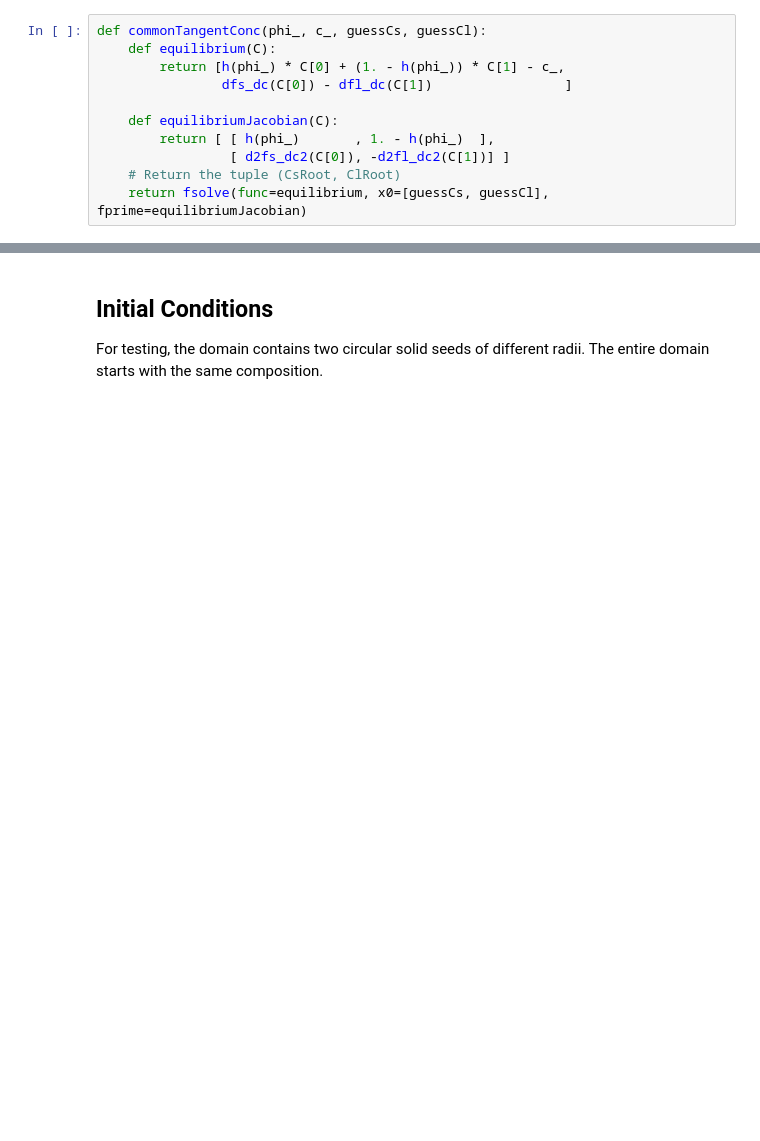
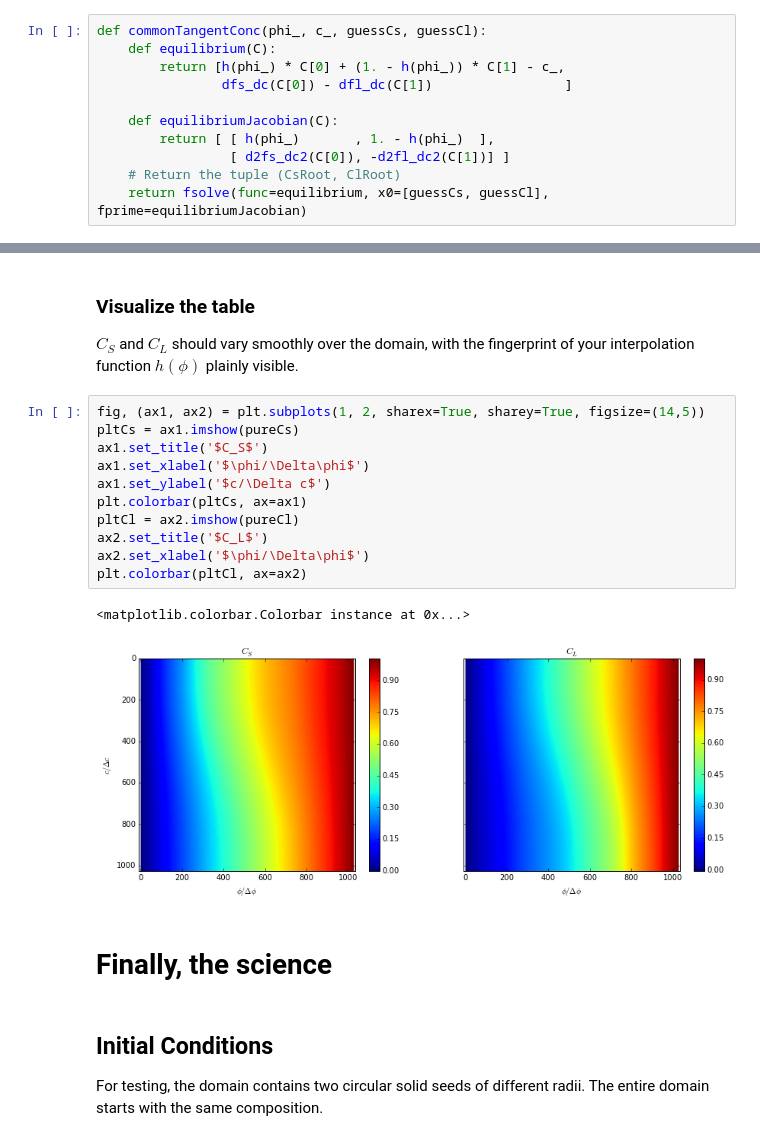
Before and after one commit to tkphd/KKS-binary-solidification, a Jupyter notebook: FiPy-KKS.ipynb, the cells around one changed output, grey strips where cells are left out. Drawn from its saved outputs; the diff is of its cells as text; blank space fills up the shorter version.

```diff
--- a/FiPy-KKS.ipynb
+++ b/FiPy-KKS.ipynb
@@ -186,3 +253,22 @@ def commonTangentConc(phi_, c_, guessCs, guessCl):
+# %% [markdown]
+### Visualize the table
+$C_S$ and $C_L$ should vary smoothly over the domain, with the fingerprint of your interpolation function $h(\phi)$ plainly visible.
+# %%
+fig, (ax1, ax2) = plt.subplots(1, 2, sharex=True, sharey=True, figsize=(14,5))
+pltCs = ax1.imshow(pureCs)
+ax1.set_title('$C_S$')
+ax1.set_xlabel('$\phi/\Delta\phi$')
+ax1.set_ylabel('$c/\Delta c$')
+plt.colorbar(pltCs, ax=ax1)
+pltCl = ax2.imshow(pureCl)
+ax2.set_title('$C_L$')
+ax2.set_xlabel('$\phi/\Delta\phi$')
+plt.colorbar(pltCl, ax=ax2)
+# %% [output]
+<matplotlib.colorbar.Colorbar instance at 0x...>
+[figure, added]
+# %% [markdown]
+# Finally, the science
 # %% [markdown]
 ## Initial Conditions
 For testing, the domain contains two circular solid seeds of different radii. The entire domain starts with the same composition.
```
Also changed, not shown: parts of 19 cells of this notebook.
